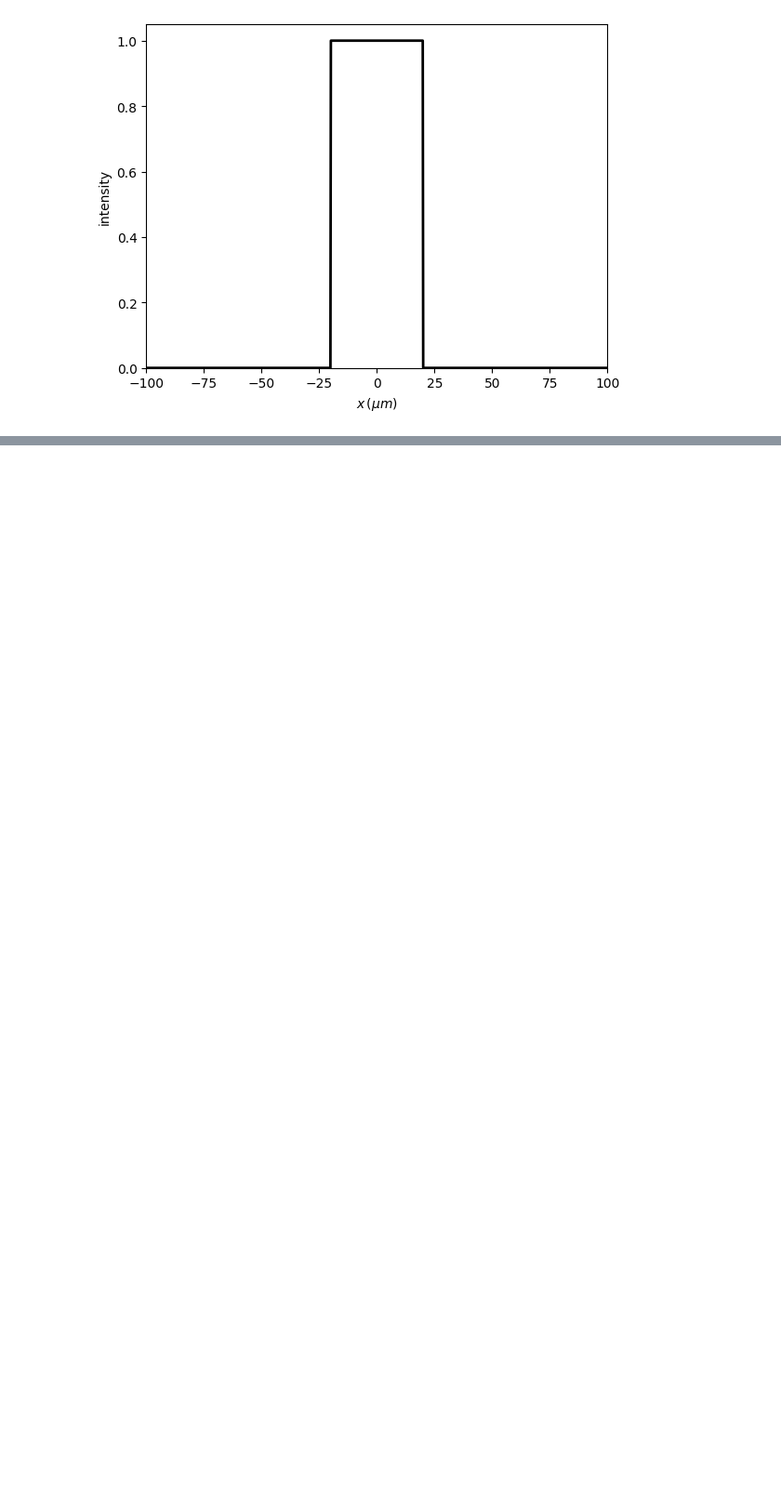
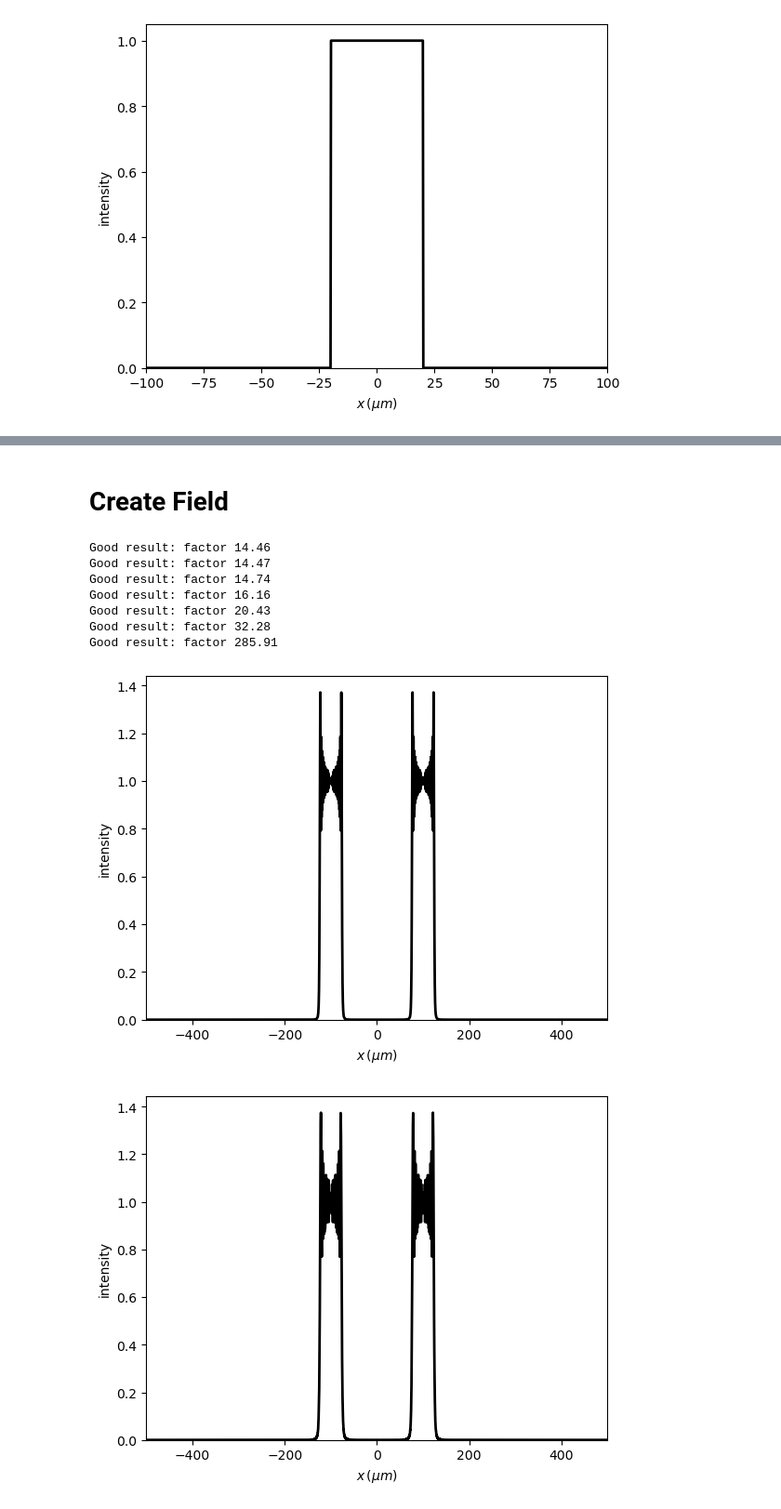
Before and after one commit to fredericosantos/light-particle-experiment, a Jupyter notebook: diffractio_1slit.ipynb, the cells around one changed output, grey strips where cells are left out. Shown at 93% size. Saved outputs shown, nothing was run; the diff lists cells and outputs as text; code cells hidden in the pictures; blank space fills up the shorter version.

```diff
--- a/diffractio_1slit.ipynb
+++ b/diffractio_1slit.ipynb
@@ -47,8 +73,20 @@ u1 = u0 * t0
+# %% [markdown]
+# Create Field
 # %%
 AMPLIFICATION = 1
 # Propagation a certain distance and draw
-for z in [10, 25, 100, 250, 500, 1_000, 10_000]:
+for z in tqdm([10, 25, 100, 250, 500, 1_000, 10_000]):
     u = u1.RS(
         z=z * um, new_field=True, verbose=True, amplification=AMPLIFICATION
     )
     u.draw(kind="intensity")
+# %% [output]
+Good result: factor 14.46
+Good result: factor 14.47
+Good result: factor 14.74
+Good result: factor 16.16
+Good result: factor 20.43
+Good result: factor 32.28
+Good result: factor 285.91
+[figure, added]
+[figure, added]
```
Also changed, not shown: parts of 11 cells of this notebook.
